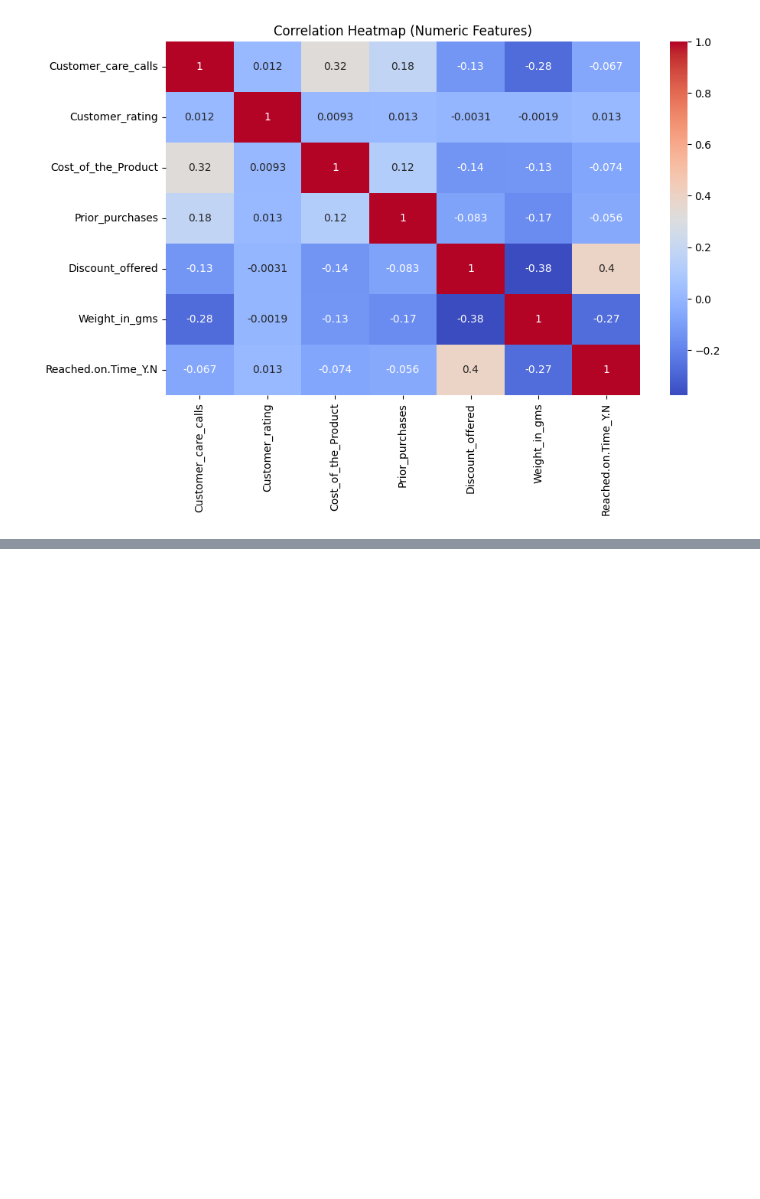
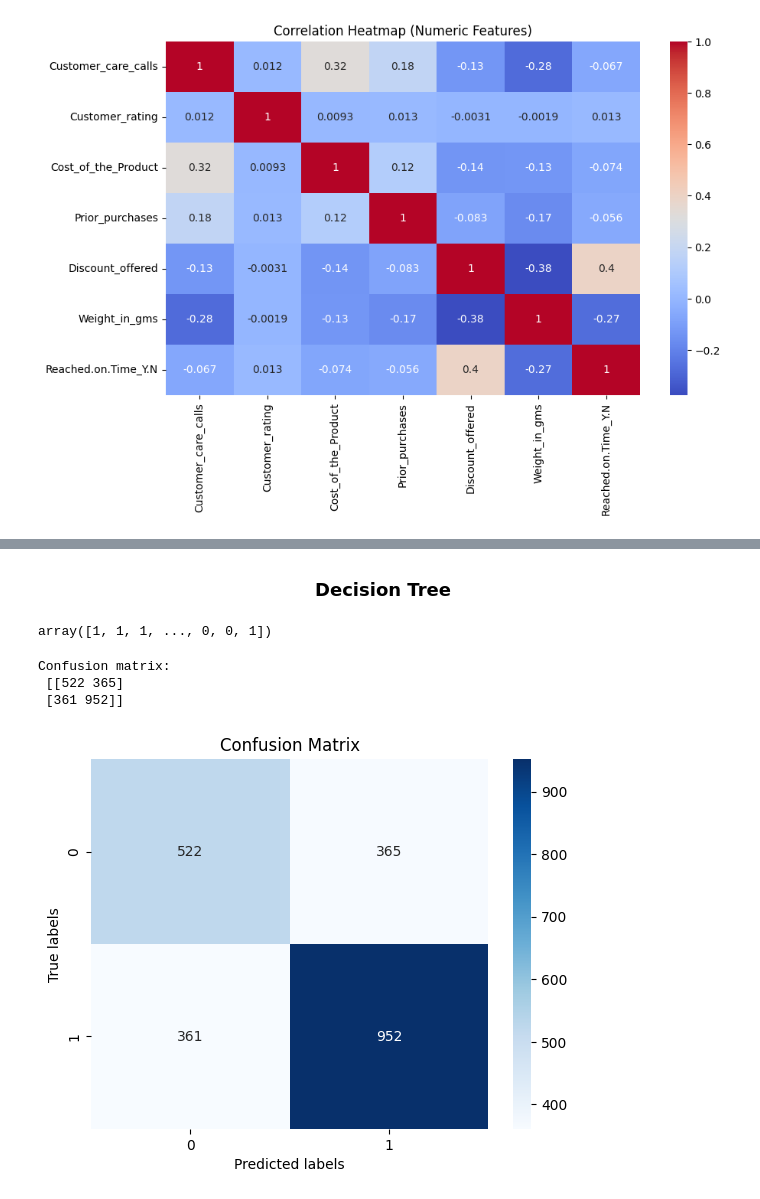
Before and after one commit to EmanZahid123/Data-Driven-Analytics-for-Predicting-On-Time-Product-Delivery, a Jupyter notebook: shipping.ipynb, the cells around one changed output, grey strips where cells are left out. Cells and saved outputs as stored; diff of their text form; code cells hidden in the pictures; blank space fills up the shorter version.

```diff
--- a/shipping.ipynb
+++ b/shipping.ipynb
@@ -438,0 +499,29 @@ plt.show()
+# %% [markdown]
+<font size="4"><center><b>Decision Tree</b></center></font>
+# %%
+from sklearn.tree import DecisionTreeClassifier
+clf = DecisionTreeClassifier(random_state=0)
+clf.fit(X_train, y_train)
+y_pred = clf.predict(X_test)
+y_pred
+# %% [output]
+array([1, 1, 1, ..., 0, 0, 1])
+# %%
+#confusion matrix
+from sklearn.metrics import confusion_matrix
+cm = confusion_matrix(y_test, y_pred)
+print("Confusion matrix: \n",cm)
+# %% [output]
+Confusion matrix:
+ [[522 365]
+ [361 952]]
+# %%
+#Plot confusion matrix
+import seaborn as sns
+sns.heatmap(cm,annot=True,fmt="d",cmap="Blues")
+plt.xlabel('Predicted labels')
+plt.ylabel('True labels')
+plt.title('Confusion Matrix')
+plt.show()
+# %% [output]
+[figure, added]
```
Also changed, not shown: parts of 28 cells of this notebook.
